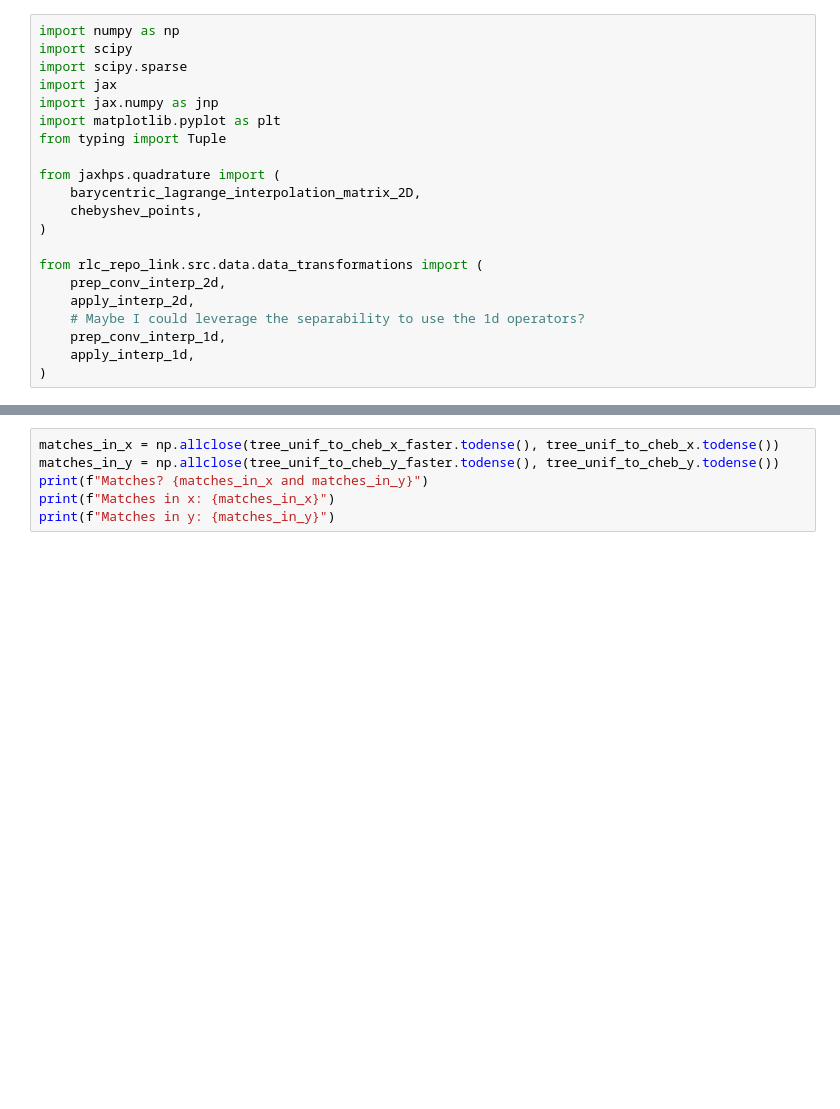
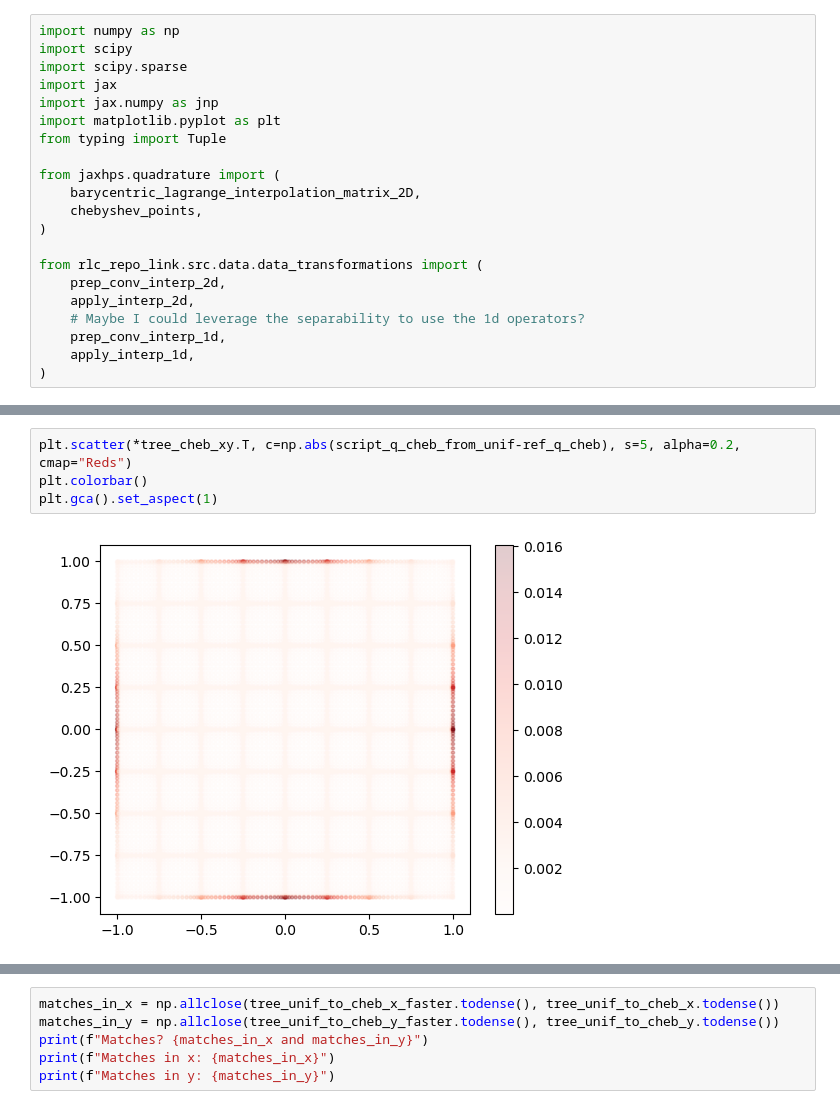
Before and after one commit to oortsang/jaxhps-scattering, a Jupyter notebook: 2025-06-27_faster_bicubic_interpolation_setup.ipynb, the cells around one changed output, grey strips where cells are left out. Saved outputs shown, nothing was run; the diff lists cells and outputs as text; blank space fills up the shorter version.

```diff
--- a/2025-06-27_faster_bicubic_interpolation_setup.ipynb
+++ b/2025-06-27_faster_bicubic_interpolation_setup.ipynb
@@ -74,3 +107,9 @@ Wall time: 9.7 s
+# %%
+plt.scatter(*tree_cheb_xy.T, c=np.abs(script_q_cheb_from_unif-ref_q_cheb), s=5, alpha=0.2, cmap="Reds")
+plt.colorbar()
+plt.gca().set_aspect(1)
+# %% [output]
+[figure, added]
 # %%
 def prep_conv_interp_1d_faster(
     points: np.ndarray,
```
Also changed, not shown: parts of 19 cells of this notebook.
